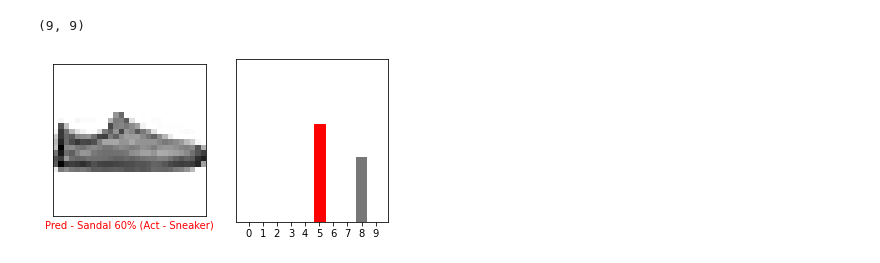
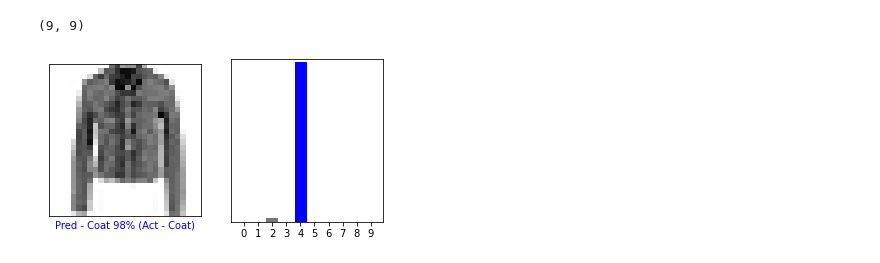
Before and after one commit to ikvibhavsogeti/DMF_python_defect_predictor, a Jupyter notebook: Deep_Learning_Solution/Sogeti_PDP_DNL.ipynb, the cells around one changed output. Drawn from its saved outputs; the diff is of its cells as text; code cells hidden in the pictures.

Commit message:
DNL basic image classification added v2

```diff
--- a/Deep_Learning_Solution/Sogeti_PDP_DNL.ipynb
+++ b/Deep_Learning_Solution/Sogeti_PDP_DNL.ipynb
@@ -140,32 +140,32 @@ def plot_image(i, predictions_array, true_label, img):
   predicted_label = np.argmax(predictions_array)
   if predicted_label == true_label:
     color = 'blue'
   else:
     color = 'red'
 
   plt.xlabel("Pred - {} {:2.0f}% (Act - {})".format(class_names[predicted_label],
                                 100*np.max(predictions_array),
                                 class_names[true_label]),
                                 color=color)
 
 def plot_value_array(i, predictions_array, true_label):
   true_label = true_label[i]
   plt.grid(False)
   plt.xticks(range(10))
   plt.yticks([])
   thisplot = plt.bar(range(10), predictions_array, color="#777777")
   plt.ylim([0, 1])
   predicted_label = np.argmax(predictions_array)
 
   thisplot[predicted_label].set_color('red')
   thisplot[true_label].set_color('blue')
 
-i = 12
+i = 10
 plt.figure(figsize=(6,3))
 plt.subplot(1,2,1)
 plot_image(i, predictions[i], test_labels, test_images)
 plt.subplot(1,2,2)
 plot_value_array(i, predictions[i],  test_labels)
 plt.show()
 # %% [output]
-[figure, old version]
+[figure, new version]
```
